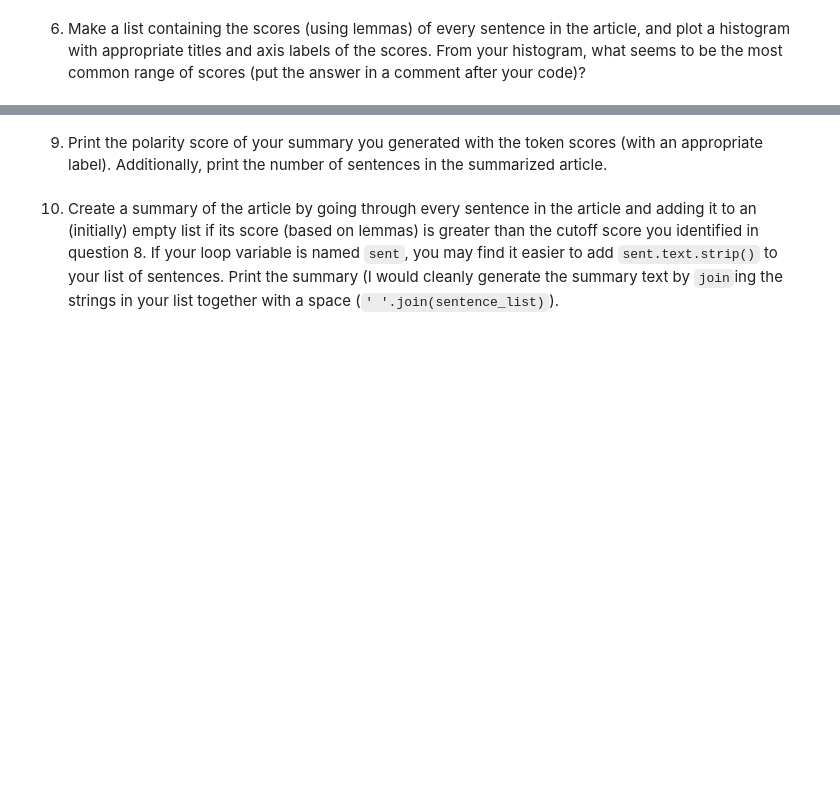
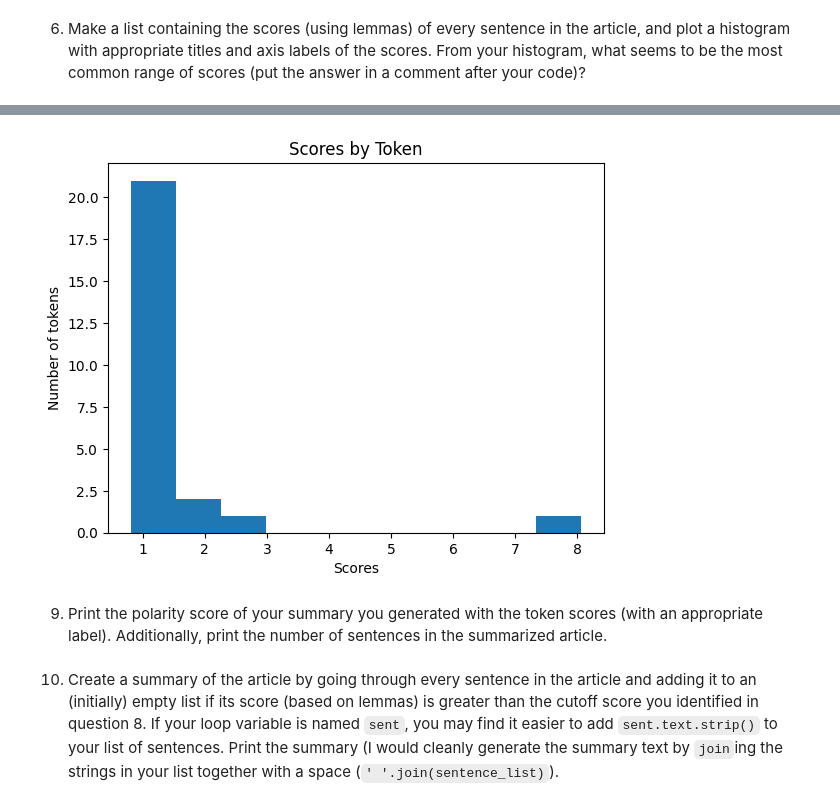
Before and after one commit to crsellinger/article-summarizer, a Jupyter notebook: article-summarizer.ipynb, the cells around one changed output, grey strips where cells are left out. Saved outputs shown, nothing was run; the diff lists cells and outputs as text; code cells hidden in the pictures; blank space fills up the shorter version.

```diff
--- a/article-summarizer.ipynb
+++ b/article-summarizer.ipynb
@@ -219,3 +315,18 @@ Feel free to change these scores as you generate your summaries.  Ideally, we're
+# %%
+import statistics
+
+token_cutoff = statistics.median(token_scores)
+
+token_scores_cutoff = [x for x in token_scores if x > token_cutoff]
+
+# Histogram
+plt.hist(token_scores_cutoff)
+plt.title("Scores by Token")
+plt.xlabel("Scores")
+plt.ylabel("Number of tokens")
+plt.show()
+# %% [output]
+[figure, added]
 # %% [markdown]
 9. Print the polarity score of your summary you generated with the token scores (with an appropriate label). Additionally, print the number of sentences in the summarized article.
 # %% [markdown]
```
Also changed, not shown: parts of 5 cells of this notebook.
